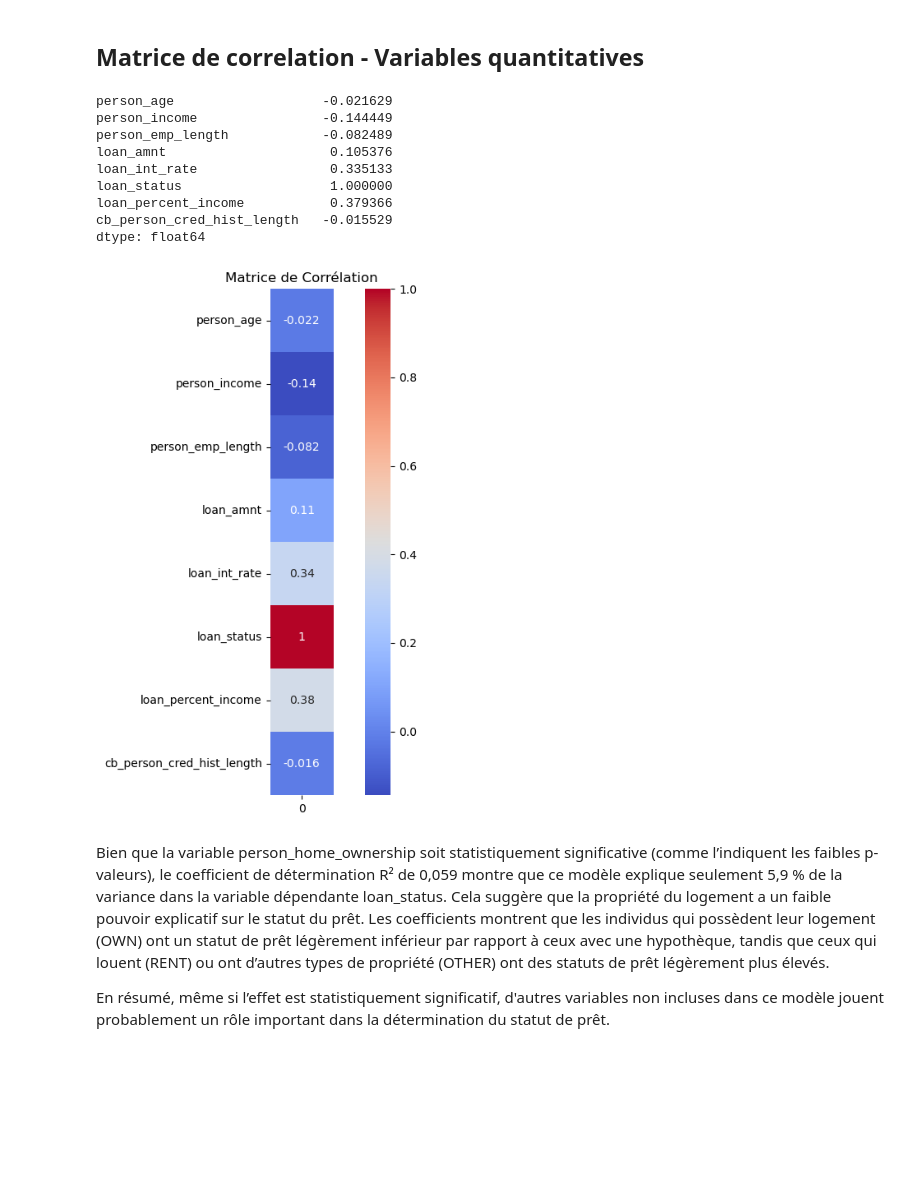
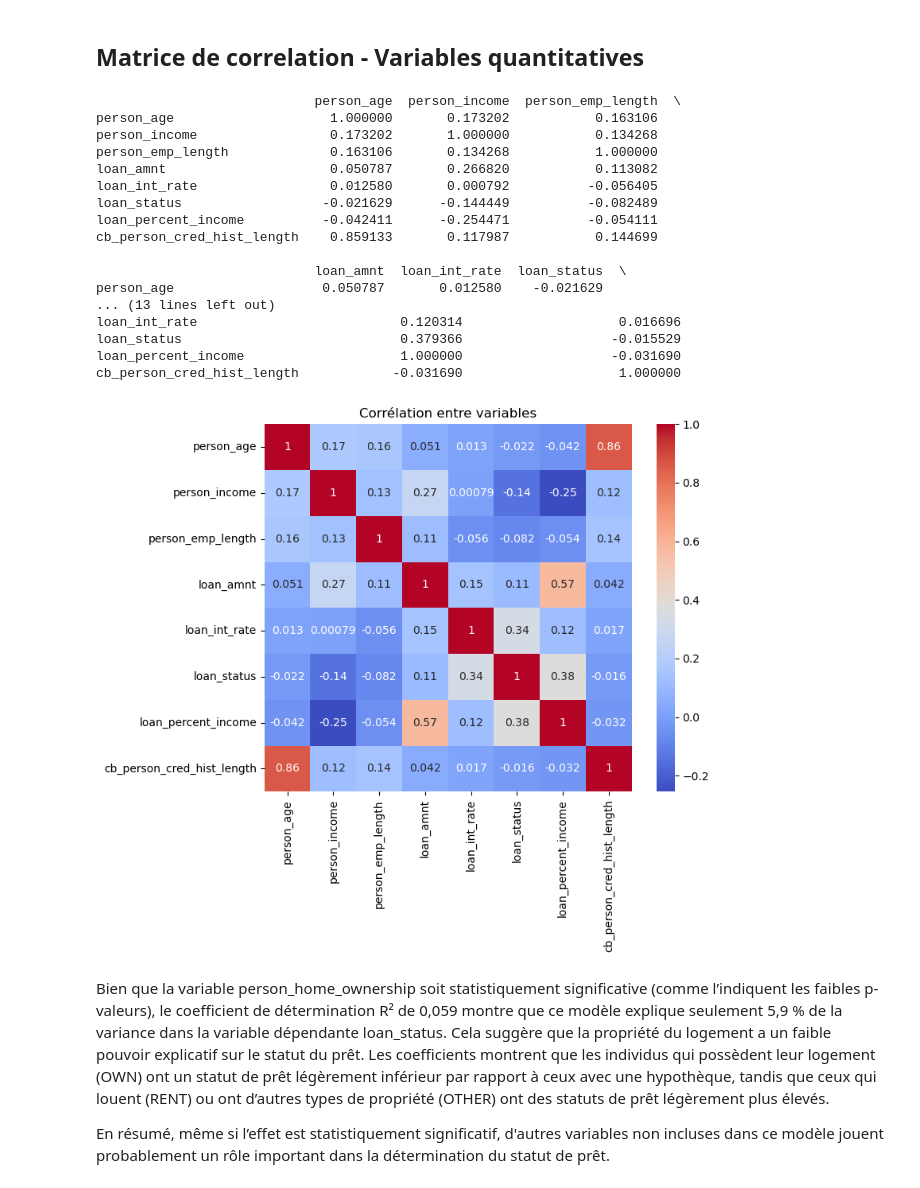
Before and after one commit to cleristonm/credit_risk, a Jupyter notebook: notebooks/01_exploration.ipynb, the cells around one changed output. Drawn from its saved outputs; the diff is of its cells as text; code cells hidden in the pictures; blank space fills up the shorter version.

```diff
--- a/notebooks/01_exploration.ipynb
+++ b/notebooks/01_exploration.ipynb
@@ -37,32 +37,39 @@ df.describe()
 # %%
 import seaborn as sns
 import matplotlib.pyplot as plt
 
-# Sélectionner les colonnes numériques
-colonnes_numeriques = df.select_dtypes(include=['int64', 'float64']).columns
+numeric_df = df.select_dtypes(include=['int64', 'float64'])
 
-# Créer une matrice de corrélation entre le statut du prêt et les autres colonnes numériques
-matrice_correlation = df[colonnes_numeriques].corrwith(df['loan_status'])
+# Calcule la corrélation
+corr = numeric_df.corr()
 
-# Afficher la matrice de corrélation
-print(matrice_correlation)
+# Affiche la corrélation
+print(corr)
 
-# Tracer la matrice de corrélation sous forme de heatmap
-plt.figure(figsize=(10, 8))
-sns.heatmap(matrice_correlation.to_frame(), annot=True, cmap='coolwarm', square=True)
-plt.title('Matrice de Corrélation')
+# Crée le heatmap
+plt.figure(figsize=(8, 6))
+sns.heatmap(corr, annot=True, cmap='coolwarm', square=True)
+plt.title('Corrélation entre variables')
 plt.show()
 # %% [output]
-person_age                   -0.021629
-person_income                -0.144449
-person_emp_length            -0.082489
-loan_amnt                     0.105376
-loan_int_rate                 0.335133
-loan_status                   1.000000
-loan_percent_income           0.379366
-cb_person_cred_hist_length   -0.015529
-dtype: float64
+                            person_age  person_income  person_emp_length  \
+person_age                    1.000000       0.173202           0.163106
+person_income                 0.173202       1.000000           0.134268
+person_emp_length             0.163106       0.134268           1.000000
+loan_amnt                     0.050787       0.266820           0.113082
+loan_int_rate                 0.012580       0.000792          -0.056405
+loan_status                  -0.021629      -0.144449          -0.082489
+loan_percent_income          -0.042411      -0.254471          -0.054111
+cb_person_cred_hist_length    0.859133       0.117987           0.144699
+
+                            loan_amnt  loan_int_rate  loan_status  \
+person_age                   0.050787       0.012580    -0.021629
+... (13 lines left out)
+loan_int_rate                          0.120314                    0.016696
+loan_status                            0.379366                   -0.015529
+loan_percent_income                    1.000000                   -0.031690
+cb_person_cred_hist_length            -0.031690                    1.000000
-[figure, old version]
+[figure, new version]
 # %% [markdown]
 Bien que la variable person_home_ownership soit statistiquement significative (comme l’indiquent les faibles p-valeurs), le coefficient de détermination R² de 0,059 montre que ce modèle explique seulement 5,9 % de la variance dans la variable dépendante loan_status. Cela suggère que la propriété du logement a un faible pouvoir explicatif sur le statut du prêt. Les coefficients montrent que les individus qui possèdent leur logement (OWN) ont un statut de prêt légèrement inférieur par rapport à ceux avec une hypothèque, tandis que ceux qui louent (RENT) ou ont d’autres types de propriété (OTHER) ont des statuts de prêt légèrement plus élevés.
 
```
Also changed, not shown: parts of 9 cells of this notebook, 1 other file.
